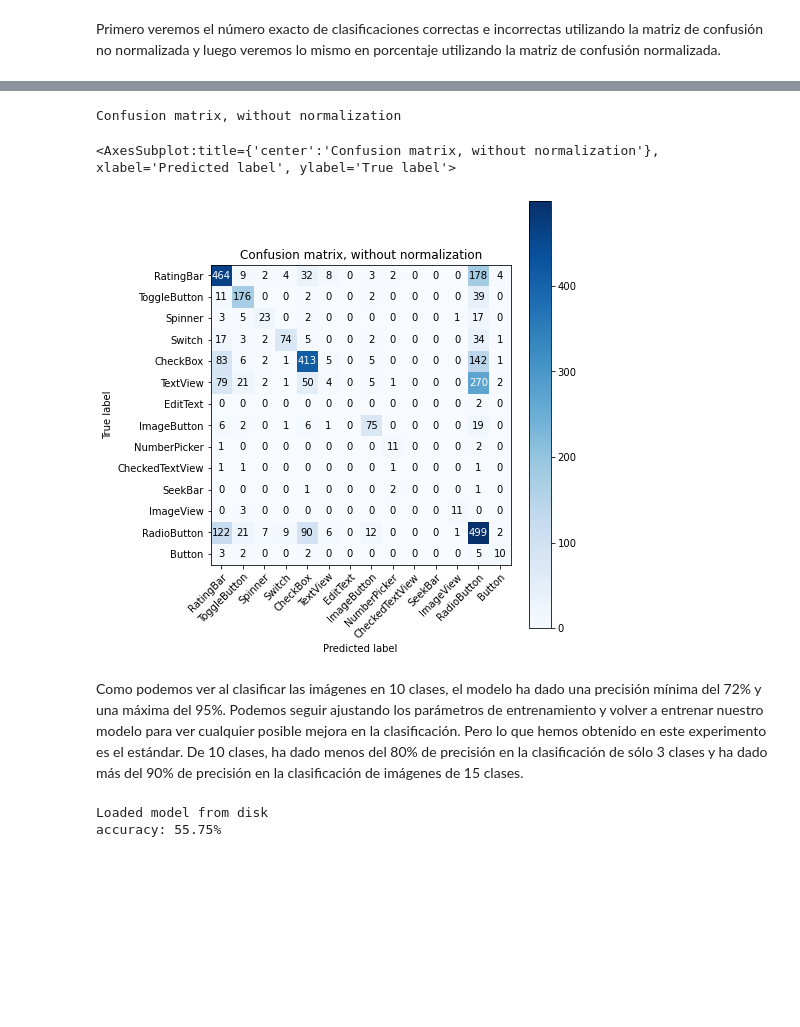
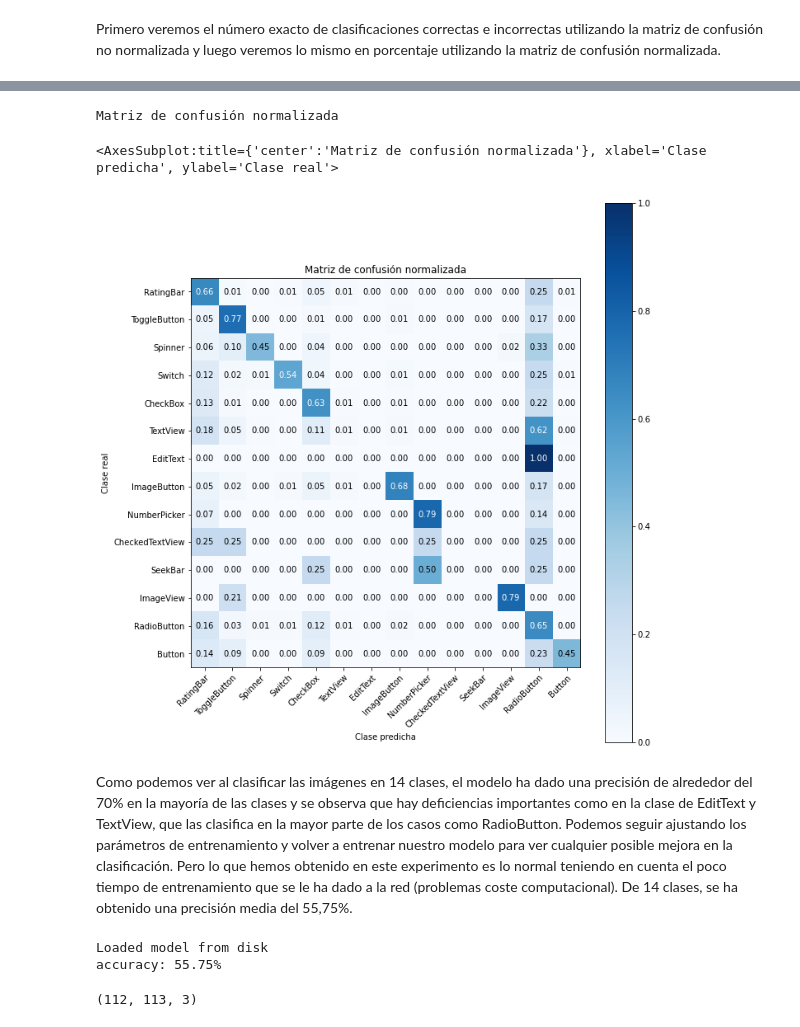
Before and after one commit to a8081/RPA-multi-class-GUI-component-classification, a Jupyter notebook: Transfer_learning_ImageNet.ipynb, the cells around one changed output, grey strips where cells are left out. Cells and saved outputs as stored; diff of their text form; code cells hidden in the pictures; blank space fills up the shorter version.

```diff
--- a/Transfer_learning_ImageNet.ipynb
+++ b/Transfer_learning_ImageNet.ipynb
@@ -835,18 +832,12 @@ Confusion matrix, without normalization
-# %%
-#Plotting the confusion matrix
-confusion_mtx = confusion_matrix(y_true, y_pred)
-
-#Defining the class labels
-class_names=['RatingBar', 'ToggleButton', 'Spinner', 'Switch', 'CheckBox', 'TextView', 'EditText', 'ImageButton', 'NumberPicker', 'CheckedTextView', 'SeekBar', 'ImageView', 'RadioButton', 'Button']
-
-# Plotting non-normalized confusion matrix
-plot_confusion_matrix(y_true, y_pred, classes = class_names, title='Confusion matrix, without normalization')
-# %% [output]
-Confusion matrix, without normalization
-<AxesSubplot:title={'center':'Confusion matrix, without normalization'}, xlabel='Predicted label', ylabel='True label'>
-[figure, removed]
+# %%
+#Plotting normalized confusion matrix
+plot_confusion_matrix(y_true, y_pred, classes = class_names, normalize = True, title = 'Matriz de confusión normalizada')
+# %% [output]
+Matriz de confusión normalizada
+<AxesSubplot:title={'center':'Matriz de confusión normalizada'}, xlabel='Clase predicha', ylabel='Clase real'>
+[figure, added]
 # %% [markdown]
-Como podemos ver al clasificar las imágenes en 10 clases, el modelo ha dado una precisión mínima del 72% y una máxima del 95%. Podemos seguir ajustando los parámetros de entrenamiento y volver a entrenar nuestro modelo para ver cualquier posible mejora en la clasificación. Pero lo que hemos obtenido en este experimento es el estándar. De 10 clases, ha dado menos del 80% de precisión en la clasificación de sólo 3 clases y ha dado más del 90% de precisión en la clasificación de imágenes de 15 clases.
+Como podemos ver al clasificar las imágenes en 14 clases, el modelo ha dado una precisión de alrededor del 70% en la mayoría de las clases y se observa que hay deficiencias importantes como en la clase de EditText y TextView, que las clasifica en la mayor parte de los casos como RadioButton. Podemos seguir ajustando los parámetros de entrenamiento y volver a entrenar nuestro modelo para ver cualquier posible mejora en la clasificación. Pero lo que hemos obtenido en este experimento es lo normal teniendo en cuenta el poco tiempo de entrenamiento que se le ha dado a la red (problemas coste computacional). De 14 clases, se ha obtenido una precisión media del 55,75%.
 # %%
 from keras.models import model_from_json
 # load json and create model
@@ -867,0 +867,4 @@ accuracy: 55.75%
+# %%
+crop_imgs[images_names[0]]["content"][0].shape
+# %% [output]
+(112, 113, 3)
```
Also changed, not shown: parts of 27 cells of this notebook, 2 other files.
